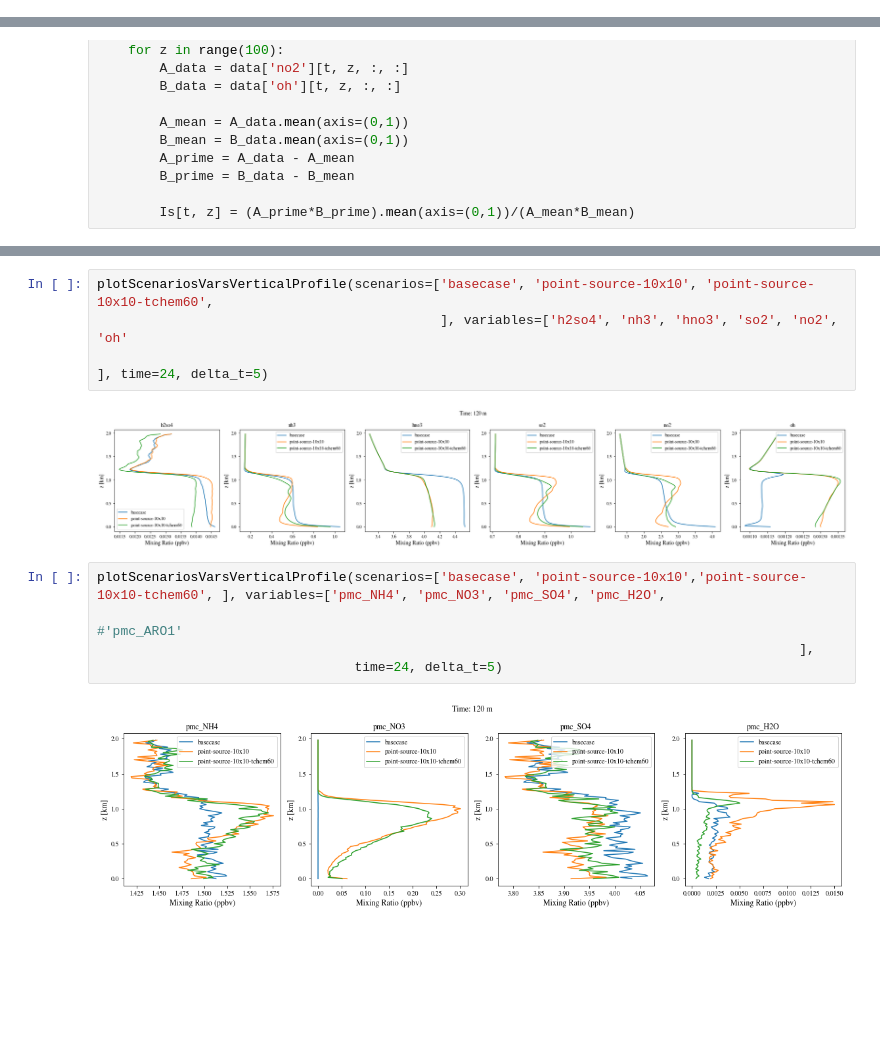
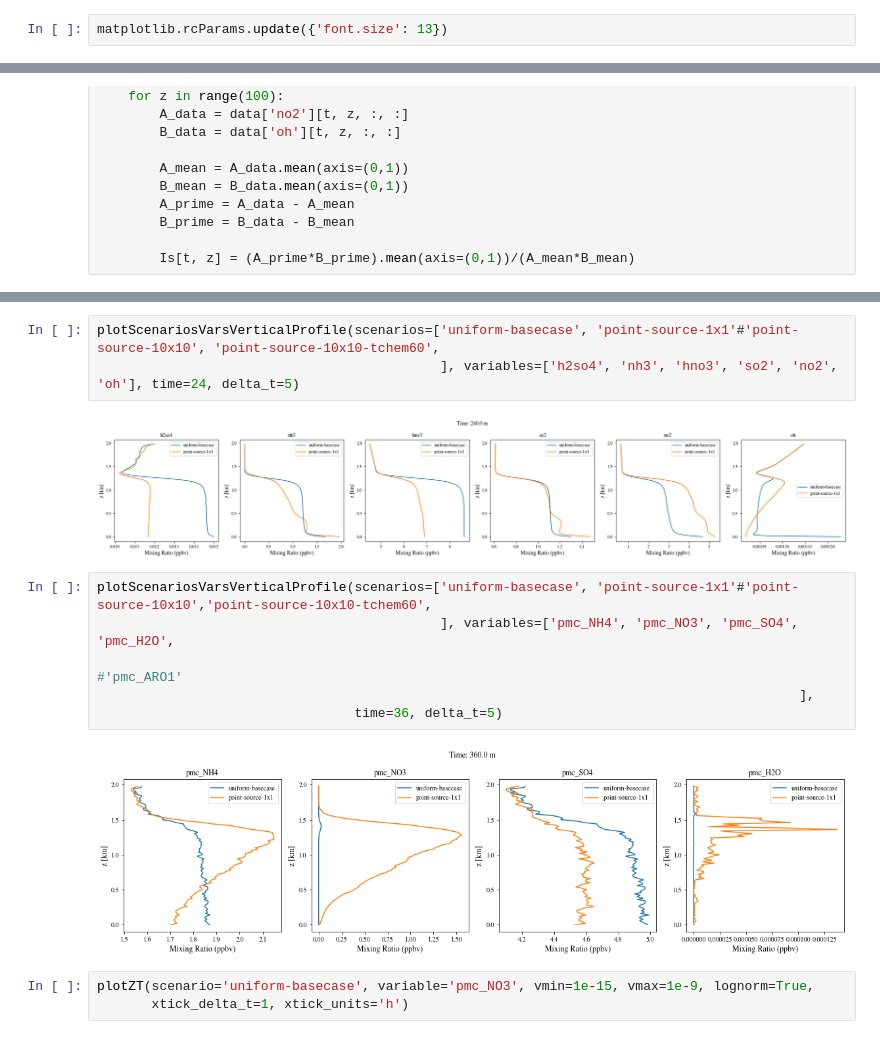
Before and after one commit to samfrederick/WRF-PartMC-LES, a Jupyter notebook: analysis/10km-analysis/analysis.ipynb, the cells around one changed output, grey strips where cells are left out. Drawn from its saved outputs; the diff is of its cells as text; blank space fills up the shorter version.

```diff
--- a/analysis/10km-analysis/analysis.ipynb
+++ b/analysis/10km-analysis/analysis.ipynb
@@ -4,5 +4,7 @@ sys.path.insert(1, os.path.join(sys.path[0], '..'))
 from loaddatastructs import *
 from helperfuncs import *
 from plottingfuncs import *
+# %%
+matplotlib.rcParams.update({'font.size': 13})
 # %%
 Archive.archive_path = '/data/nriemer/d/sf20/les_output/wrf-partmc'
@@ -434,14 +405,17 @@ plotVarPercentDiff(scenario, variable, vmin=-10, vmax=10,
 # %%
-plotScenariosVarsVerticalProfile(scenarios=['basecase', 'point-source-10x10', 'point-source-10x10-tchem60',
-                                            ], variables=['h2so4', 'nh3', 'hno3', 'so2', 'no2', 'oh'
-                                                                                                              ], time=24, delta_t=5)
+plotScenariosVarsVerticalProfile(scenarios=['uniform-basecase', 'point-source-1x1'#'point-source-10x10', 'point-source-10x10-tchem60',
+                                            ], variables=['h2so4', 'nh3', 'hno3', 'so2', 'no2', 'oh'], time=24, delta_t=5)
 # %% [output]
-[figure, old version]
+[figure, new version]
 # %%
-plotScenariosVarsVerticalProfile(scenarios=['basecase', 'point-source-10x10','point-source-10x10-tchem60', ], variables=['pmc_NH4', 'pmc_NO3', 'pmc_SO4', 'pmc_H2O',
+plotScenariosVarsVerticalProfile(scenarios=['uniform-basecase', 'point-source-1x1'#'point-source-10x10','point-source-10x10-tchem60',
+                                            ], variables=['pmc_NH4', 'pmc_NO3', 'pmc_SO4', 'pmc_H2O',
                                                                                           #'pmc_ARO1'
                                                                                           ],
-                                 time=24, delta_t=5)
+                                 time=36, delta_t=5)
 # %% [output]
-[figure, old version]
+[figure, new version]
+# %%
+plotZT(scenario='uniform-basecase', variable='pmc_NO3', vmin=1e-15, vmax=1e-9, lognorm=True,
+       xtick_delta_t=1, xtick_units='h')
 # %%
```
Also changed, not shown: parts of 44 cells of this notebook.
